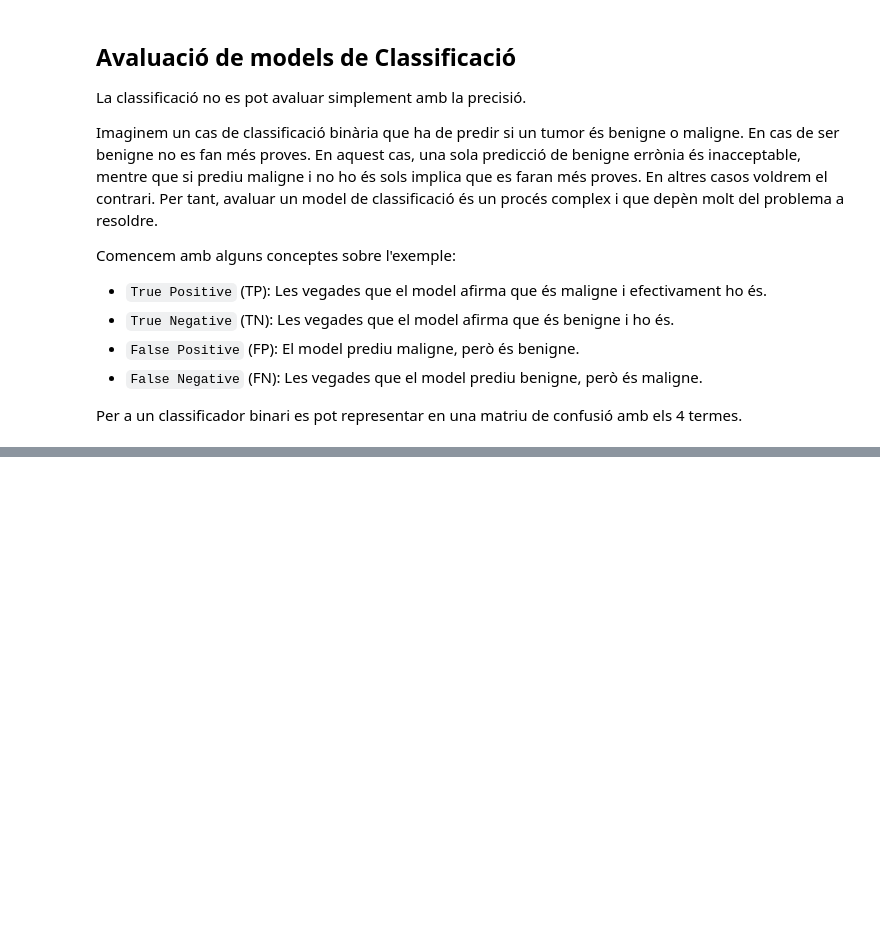
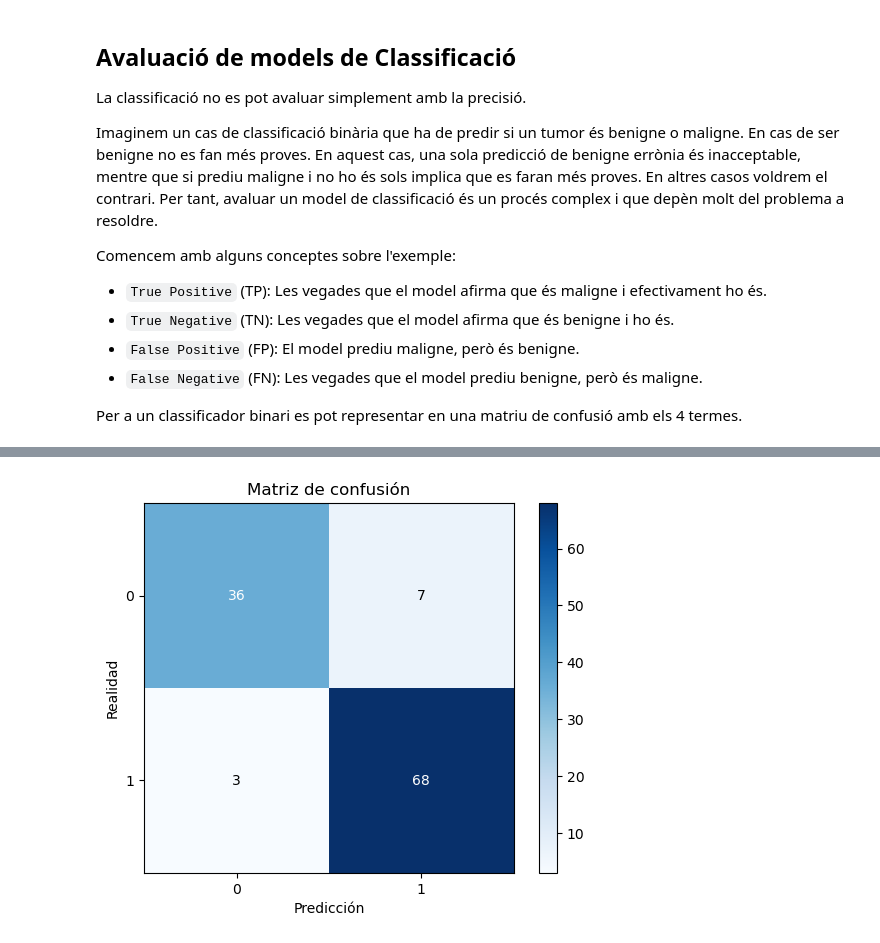
Before and after one commit to xxjcaxx/Disseny-i-avaluacio-de-models, a Jupyter notebook: apunts/documents/classificació.ipynb, the cells around one changed output, grey strips where cells are left out. Saved outputs shown, nothing was run; the diff lists cells and outputs as text; code cells hidden in the pictures; blank space fills up the shorter version.

```diff
--- a/apunts/documents/classificació.ipynb
+++ b/apunts/documents/classificació.ipynb
@@ -1240,0 +1152,87 @@ NameError: name 'y_pred' is not defined
+# %%
+
+
+import numpy as np
+from sklearn.datasets import load_breast_cancer
+from sklearn.model_selection import train_test_split, learning_curve
+from sklearn.metrics import accuracy_score, confusion_matrix, precision_score, recall_score, f1_score, roc_auc_score, roc_curve
+from sklearn.metrics import classification_report
+import matplotlib.pyplot as plt
+import seaborn as sns
+from sklearn import datasets
+from sklearn.linear_model import LogisticRegression
+
+# Cargar el conjunto de datos
+data = load_breast_cancer()
+X, y = data.data, data.target
+# Dividir el conjunto de datos en entrenamiento y prueba
+X_train, X_test, y_train, y_test = train_test_split(X, y, test_size=0.2)
+# Crear el modelo de regresión logística
+model = LogisticRegression(max_iter=10)
+# Entrenar el modelo
+model.fit(X_train, y_train)
+# Realizar predicciones
+y_pred = model.predict(X_test)
+y_pred_proba = model.predict_proba(X_test)[:, 1]  # Probabilidades para la clase positiva
+# Evaluar el modelo
+print(f'Accuracy: {accuracy_score(y_test, y_pred)}')
+print(f'Precision: {precision_score(y_test, y_pred)}')
+print(f'Recall: {recall_score(y_test, y_pred)}')
+print(f'F1 Score: {f1_score(y_test, y_pred)}')
+print(f'ROC AUC: {roc_auc_score(y_test, y_pred_proba)}')
+
+# Obtener y mostrar la matriz de confusión
+conf_matrix = confusion_matrix(y_test, y_pred)
+
+# Calcula la matriz de confusión
+tn, fp, fn, tp = conf_matrix.ravel()
+
+# Especificidad
+specificity = tn / (tn + fp)
+print(f'Specificity: {specificity}')
+
+# Tasa de Falsos Positivos (FPR)
+fpr = 1 - specificity
+print(f'False Positive Rate: {fpr}')
+
+# Valor Predictivo Negativo (NPV)
+npv = tn / (tn + fn)
+print(f'Negative Predictive Value: {npv}')
+
+# Tasa de Falsos Negativos (FNR)
+fnr = fn / (tp + fn)
+print(f'False Negative Rate: {fnr}')
+
+# Tasa de aciertos negativos (Negative Accuracy)
+negative_accuracy = tn / (tn + fp)
+print(f'Negative Accuracy: {negative_accuracy}')
+
+# F1 Score para la clase negativa (se calcula de manera similar al F1 Score para la clase positiva)
+f1_negative = 2 * (specificity * npv) / (specificity + npv)
+print(f'F1 Score for Negative Class: {f1_negative}')
+
+
+
+# Gráfico de la matriz de confusión
+fig, ax = plt.subplots()
+im = ax.imshow(conf_matrix, interpolation='nearest', cmap=plt.cm.Blues)
+ax.figure.colorbar(im, ax=ax)
+ax.set(xticks=np.arange(conf_matrix.shape[1]),
+       yticks=np.arange(conf_matrix.shape[0]),
+       xticklabels=['0', '1'], yticklabels=['0', '1'],
+       title='Matriz de confusión',
+       ylabel='Realidad',
+       xlabel='Predicción')
+
+# Loop over data dimensions and create text annotations.
+for i in range(conf_matrix.shape[0]):
+    for j in range(conf_matrix.shape[1]):
+        ax.text(j, i, format(conf_matrix[i, j], 'd'),
+                ha="center", va="center",
+                color="white" if conf_matrix[i, j] > conf_matrix.max() / 2 else "black")
+
+plt.show()
+
+classification_rep = classification_report(y_test, y_pred, target_names=['Class 0', 'Class 1'])
+print("Classification Report:\n", classification_rep)
+# %% [output]
@@ -1240,0 +1258 @@ NameError: name 'y_pred' is not defined
+[figure, added]
```
Also changed, not shown: parts of 11 cells of this notebook, 2 other files.
